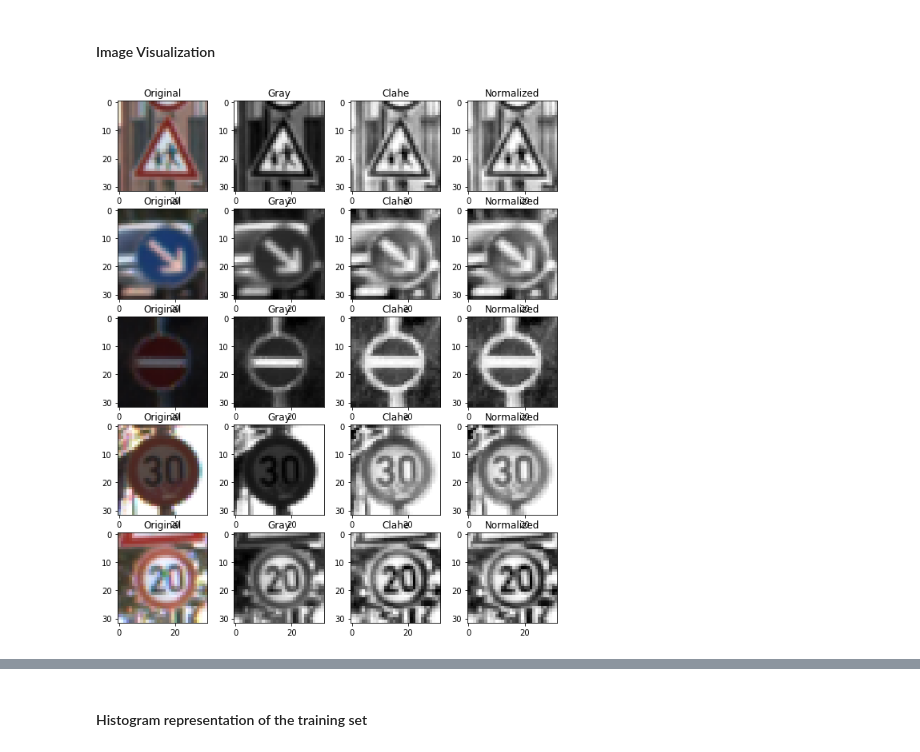
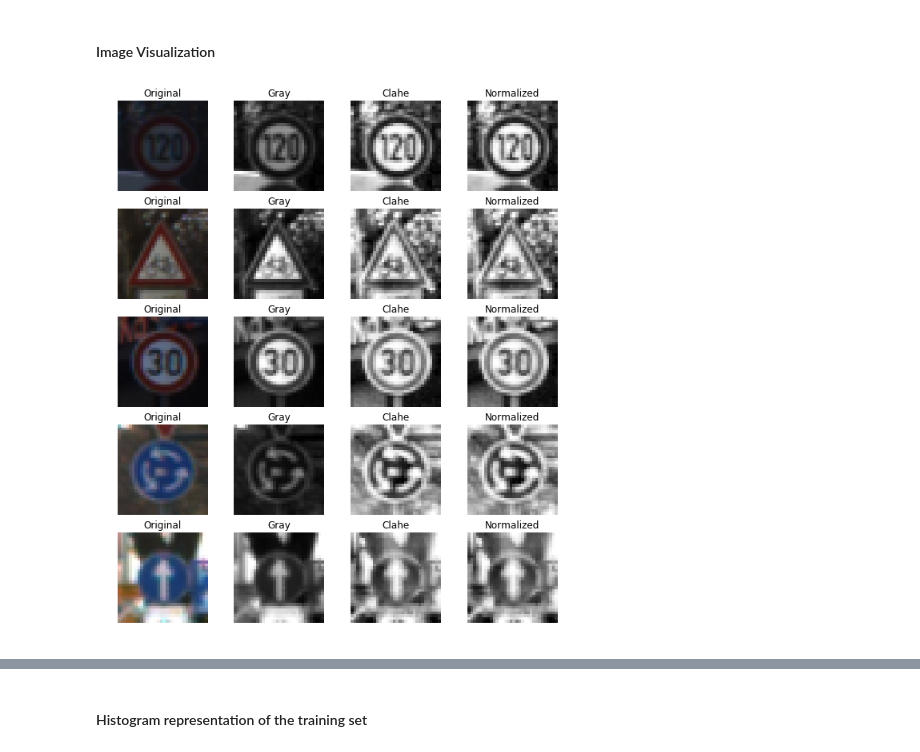
Before and after one commit to mymachinelearnings/CarND-Traffic-Sign-Classifier-Project, a Jupyter notebook: CopyCodeFromHereForUI.ipynb, the cells around one changed output, grey strips where cells are left out. Cells and saved outputs as stored; diff of their text form; code cells hidden in the pictures.

```diff
--- a/CopyCodeFromHereForUI.ipynb
+++ b/CopyCodeFromHereForUI.ipynb
@@ -127,37 +143,31 @@ X_valid, y_valid = X_valid_shuffle_normalized, y_valid_shuffle
-# %%
-#This snippet reads the label names from the csv file. Labels in the data set are numbers, and this file has the corresponding names
-label, count = np.unique(y_train_shuffle, return_counts=True)
-#print('count',count)
-label_dict_shuffle = readcsv('signnames.csv')
-#print('\nLabels vs Count to ensure this pair doesn\'t change post shuffling\n')
-count_var = []
-for i, j in zip(count, label):
-    #print('{} :: {}'.format(label_dict_shuffle[repr(j)], i))
-    count_var.append(i)
 # %% [markdown]
 #### Image Visualization
 # %%
 #This displays pics with all 4 channels
 fig, axs = plt.subplots(5,4, figsize=(10, 12))
 plt.figure(1)
 #plt.figure(1)
 for i in range(5):
     plt.subplot(5,4,i*4+1)
-    plt.imshow(x_temp[i], cmap='gray')
+    plt.imshow(X_train_shuffle[i])
     plt.title('Original')
+    plt.axis('off')
 
     plt.subplot(5,4,i*4+2)
     plt.imshow(X_train_gry[i].squeeze(), cmap='gray')
     plt.title('Gray')
+    plt.axis('off')
 
     plt.subplot(5,4,i*4+3)
     plt.imshow(X_train_clahe[i].squeeze(), cmap='gray')
     plt.title('Clahe')
+    plt.axis('off')
 
     plt.subplot(5,4,i*4+4)
     plt.imshow(X_train_shuffle_normalized[i].squeeze(), cmap='gray')
     plt.title('Normalized')
+    plt.axis('off')
 
 plt.show()
 # %% [output]
-[figure, old version]
+[figure, new version]
```
Also changed, not shown: parts of 6 cells of this notebook.
